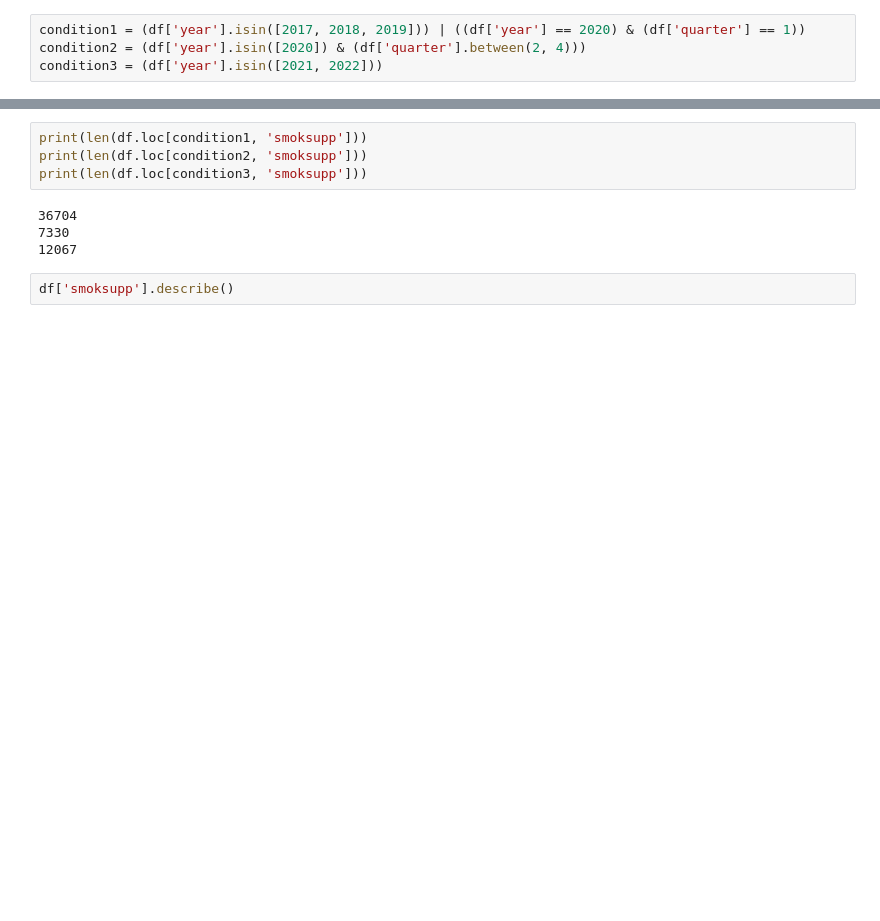
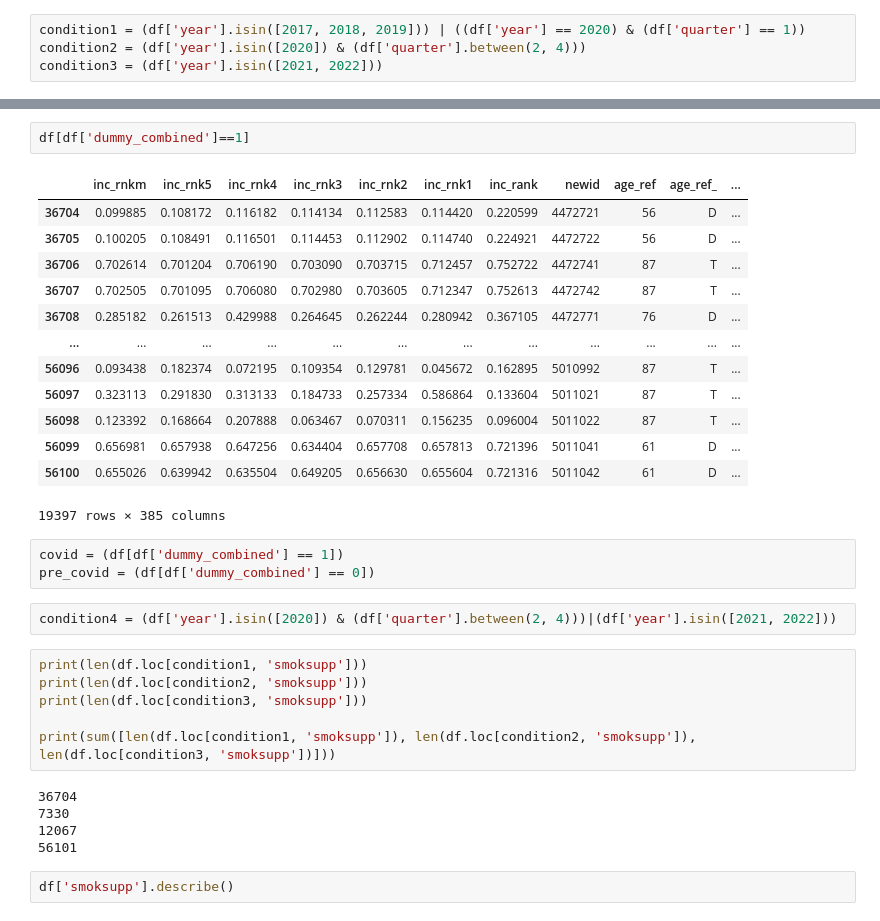
Before and after one commit to smokepm/Tobacco-Expenditure-Survey-Project, a Jupyter notebook: proj_2.ipynb, the cells around one changed output, grey strips where cells are left out. Cells and saved outputs as stored; diff of their text form; blank space fills up the shorter version.

```diff
--- a/proj_2.ipynb
+++ b/proj_2.ipynb
@@ -218,11 +168,35 @@ condition3 = (df['year'].isin([2021, 2022]))
+# %%
+df[df['dummy_combined']==1]
+# %% [output]
+|  | inc_rnkm | inc_rnk5 | inc_rnk4 | inc_rnk3 | inc_rnk2 | inc_rnk1 | inc_rank | newid | age_ref | age_ref_ | ... |
+| 36704 | 0.099885 | 0.108172 | 0.116182 | 0.114134 | 0.112583 | 0.114420 | 0.220599 | 4472721 | 56 | D | ... |
+| 36705 | 0.100205 | 0.108491 | 0.116501 | 0.114453 | 0.112902 | 0.114740 | 0.224921 | 4472722 | 56 | D | ... |
+| 36706 | 0.702614 | 0.701204 | 0.706190 | 0.703090 | 0.703715 | 0.712457 | 0.752722 | 4472741 | 87 | T | ... |
+| 36707 | 0.702505 | 0.701095 | 0.706080 | 0.702980 | 0.703605 | 0.712347 | 0.752613 | 4472742 | 87 | T | ... |
+| 36708 | 0.285182 | 0.261513 | 0.429988 | 0.264645 | 0.262244 | 0.280942 | 0.367105 | 4472771 | 76 | D | ... |
+| ... | ... | ... | ... | ... | ... | ... | ... | ... | ... | ... | ... |
+| 56096 | 0.093438 | 0.182374 | 0.072195 | 0.109354 | 0.129781 | 0.045672 | 0.162895 | 5010992 | 87 | T | ... |
+| 56097 | 0.323113 | 0.291830 | 0.313133 | 0.184733 | 0.257334 | 0.586864 | 0.133604 | 5011021 | 87 | T | ... |
+| 56098 | 0.123392 | 0.168664 | 0.207888 | 0.063467 | 0.070311 | 0.156235 | 0.096004 | 5011022 | 87 | T | ... |
+| 56099 | 0.656981 | 0.657938 | 0.647256 | 0.634404 | 0.657708 | 0.657813 | 0.721396 | 5011041 | 61 | D | ... |
+| 56100 | 0.655026 | 0.639942 | 0.635504 | 0.649205 | 0.656630 | 0.655604 | 0.721316 | 5011042 | 61 | D | ... |
+19397 rows × 385 columns
+# %%
+covid = (df[df['dummy_combined'] == 1])
+pre_covid = (df[df['dummy_combined'] == 0])
+# %%
+condition4 = (df['year'].isin([2020]) & (df['quarter'].between(2, 4)))|(df['year'].isin([2021, 2022]))
 # %%
 print(len(df.loc[condition1, 'smoksupp']))
 print(len(df.loc[condition2, 'smoksupp']))
 print(len(df.loc[condition3, 'smoksupp']))
+
+print(sum([len(df.loc[condition1, 'smoksupp']), len(df.loc[condition2, 'smoksupp']), len(df.loc[condition3, 'smoksupp'])]))
 # %% [output]
 36704
 7330
 12067
+56101
 # %%
 df['smoksupp'].describe()
 # %% [output]
```
Also changed, not shown: parts of 17 cells of this notebook, 9 other files.
